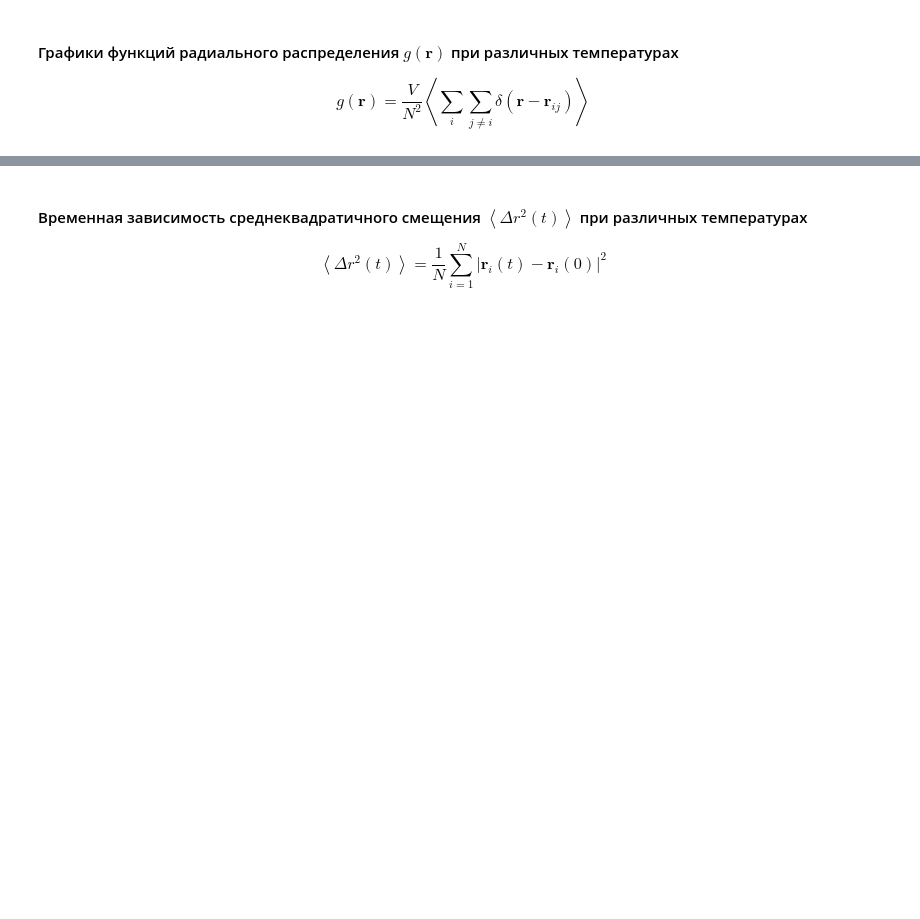
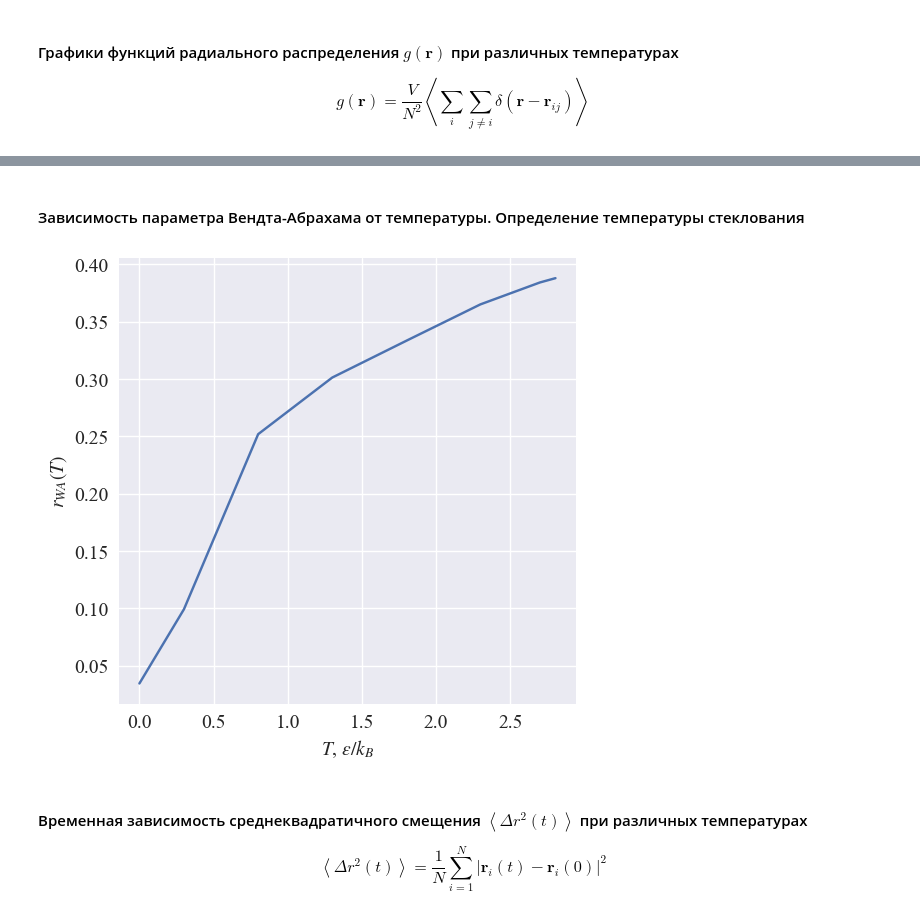
Before and after one commit to AlbertFarkhutdinov/molecular_dynamics, a Jupyter notebook: notebooks/2020-12-22_cooling.ipynb, the cells around one changed output, grey strips where cells are left out. Drawn from its saved outputs; the diff is of its cells as text; code cells hidden in the pictures; blank space fills up the shorter version.

```diff
--- a/notebooks/2020-12-22_cooling.ipynb
+++ b/notebooks/2020-12-22_cooling.ipynb
@@ -169,3 +188,17 @@ save_plot(f'rdf_{plot_filename_postfix}.png')
+# %% [markdown]
+#### Зависимость параметра Вендта-Абрахама от температуры. Определение температуры стеклования
+# %%
+plt.rcParams['font.size'] = 14
+plt.plot(
+    temperatures,
+    wendt_abraham_parameter,
+);
+plt.xlabel('$T$, $\epsilon / k_B $');
+plt.ylabel('$r_{WA}(T)$');
+
+save_plot(f'rdf_{plot_filename_postfix}.png')
+# %% [output]
+[figure, added]
 # %% [markdown]
 #### Временная зависимость среднеквадратичного смещения $\left<\Delta r^2(t)\right>$ при различных температурах
 
```
Also changed, not shown: parts of 17 cells of this notebook, 41 other files.
